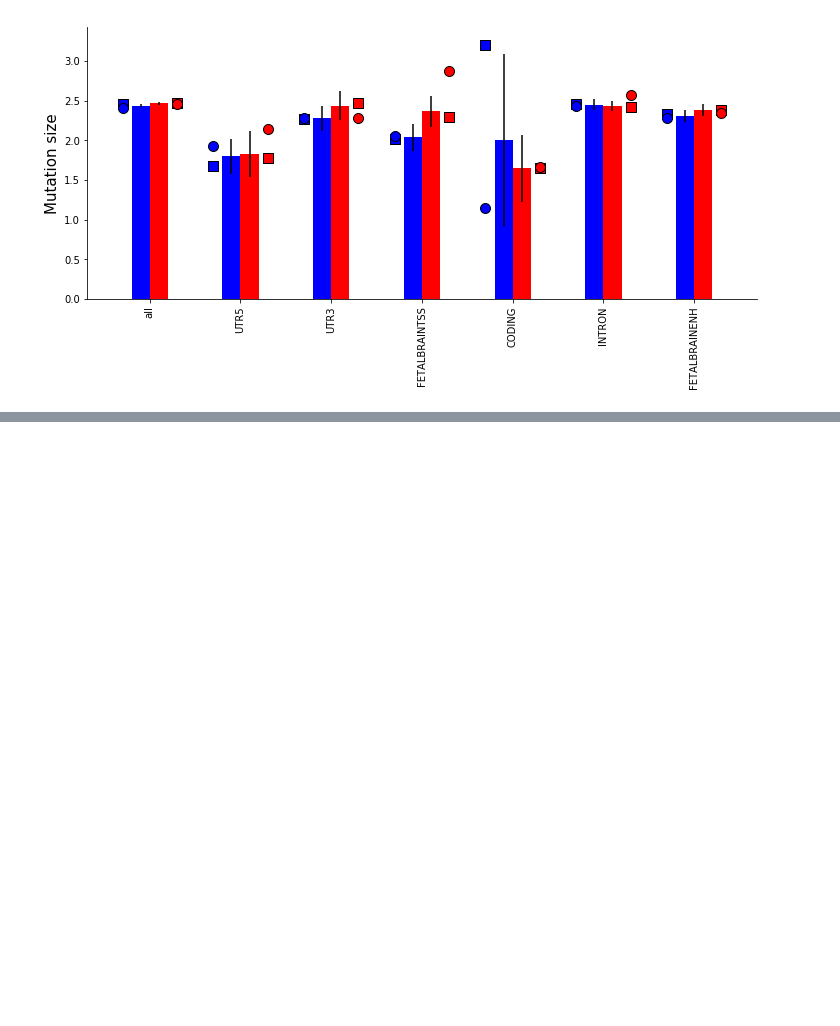
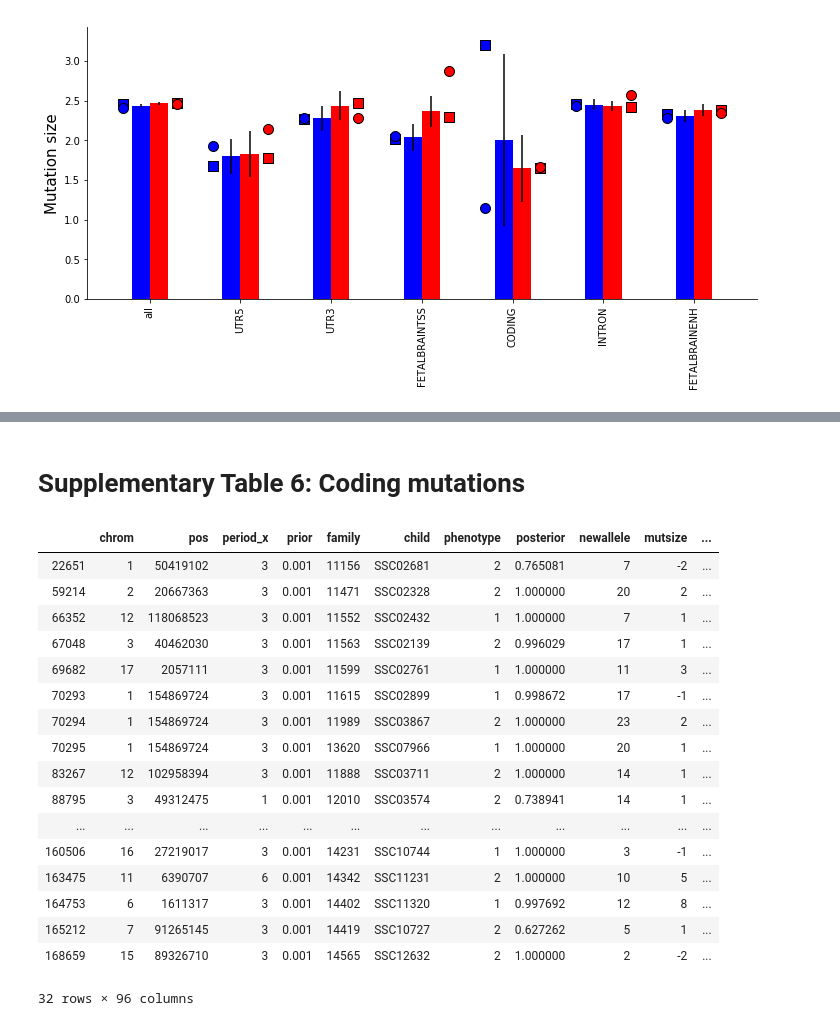
Before and after one commit to gymreklab/ssc-denovos-paper, a Jupyter notebook: figure-notebooks-v2/Mitra_etal_Figure3+4_Burden_v2.ipynb, the cells around one changed output, grey strips where cells are left out. Cells and saved outputs as stored; diff of their text form; code cells hidden in the pictures; blank space fills up the shorter version.

```diff
--- a/figure-notebooks-v2/Mitra_etal_Figure3+4_Burden_v2.ipynb
+++ b/figure-notebooks-v2/Mitra_etal_Figure3+4_Burden_v2.ipynb
@@ -535,0 +765,23 @@ See the caveats in the documentation: http://pandas.pydata.org/pandas-docs/stabl
+# %% [markdown]
+# Supplementary Table 6: Coding mutations
+# %%
+finaldata[finaldata["FEATURE-CODING"]>0] # autosome only. add chrX separately. should be 32 autosomal coding
+# %% [output]
+|  | chrom | pos | period_x | prior | family | child | phenotype | posterior | newallele | mutsize | ... |
+| 22651 | 1 | 50419102 | 3 | 0.001 | 11156 | SSC02681 | 2 | 0.765081 | 7 | -2 | ... |
+| 59214 | 2 | 20667363 | 3 | 0.001 | 11471 | SSC02328 | 2 | 1.000000 | 20 | 2 | ... |
+| 66352 | 12 | 118068523 | 3 | 0.001 | 11552 | SSC02432 | 1 | 1.000000 | 7 | 1 | ... |
+| 67048 | 3 | 40462030 | 3 | 0.001 | 11563 | SSC02139 | 2 | 0.996029 | 17 | 1 | ... |
+| 69682 | 17 | 2057111 | 3 | 0.001 | 11599 | SSC02761 | 1 | 1.000000 | 11 | 3 | ... |
+| 70293 | 1 | 154869724 | 3 | 0.001 | 11615 | SSC02899 | 1 | 0.998672 | 17 | -1 | ... |
+| 70294 | 1 | 154869724 | 3 | 0.001 | 11989 | SSC03867 | 2 | 1.000000 | 23 | 2 | ... |
+| 70295 | 1 | 154869724 | 3 | 0.001 | 13620 | SSC07966 | 1 | 1.000000 | 20 | 1 | ... |
+| 83267 | 12 | 102958394 | 3 | 0.001 | 11888 | SSC03711 | 2 | 1.000000 | 14 | 1 | ... |
+| 88795 | 3 | 49312475 | 1 | 0.001 | 12010 | SSC03574 | 2 | 0.738941 | 14 | 1 | ... |
+| ... | ... | ... | ... | ... | ... | ... | ... | ... | ... | ... | ... |
+| 160506 | 16 | 27219017 | 3 | 0.001 | 14231 | SSC10744 | 1 | 1.000000 | 3 | -1 | ... |
+| 163475 | 11 | 6390707 | 6 | 0.001 | 14342 | SSC11231 | 2 | 1.000000 | 10 | 5 | ... |
+| 164753 | 6 | 1611317 | 3 | 0.001 | 14402 | SSC11320 | 1 | 0.997692 | 12 | 8 | ... |
+| 165212 | 7 | 91265145 | 3 | 0.001 | 14419 | SSC10727 | 2 | 0.627262 | 5 | 1 | ... |
+| 168659 | 15 | 89326710 | 3 | 0.001 | 14565 | SSC12632 | 2 | 1.000000 | 2 | -2 | ... |
+32 rows × 96 columns
```
Also changed, not shown: parts of 14 cells of this notebook, 2 other files.
